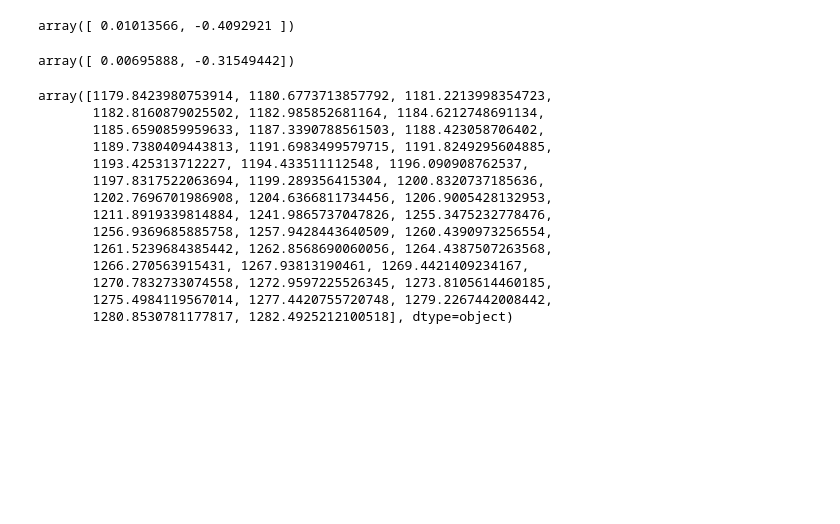
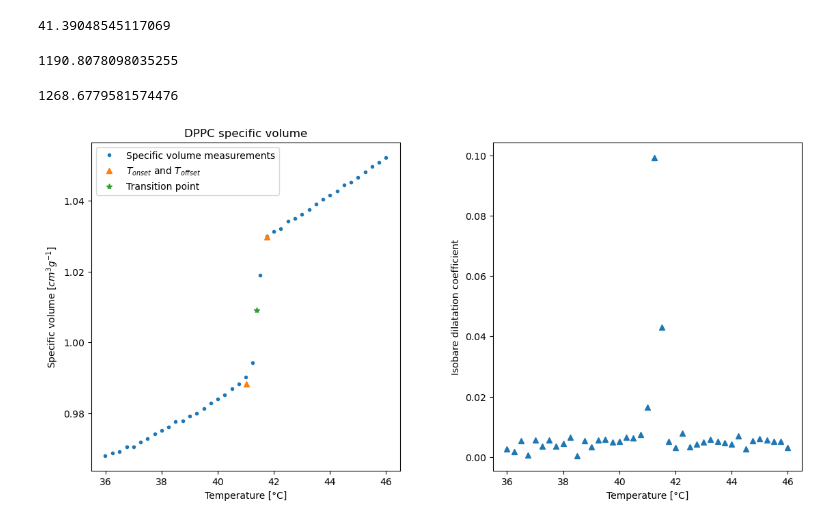
Before and after one commit to jmoeil/PHYS-F311-Labs, a Jupyter notebook: DataAnalysis_DPPC.ipynb, the cells around one changed output. Saved outputs shown, nothing was run; the diff lists cells and outputs as text; code cells hidden in the pictures; blank space fills up the shorter version.

```diff
--- a/DataAnalysis_DPPC.ipynb
+++ b/DataAnalysis_DPPC.ipynb
@@ -59,8 +27,0 @@ plt.subplots_adjust(left=0.1,
-# %%
-np.polyfit(Temperature,np.log(Spec_vol_DPPC_SB),1)
-# %% [output]
-array([ 0.01013566, -0.4092921 ])
-# %%
-np.polyfit(Temperature,np.log(Spec_vol_DPPC_CIPM),1)
-# %% [output]
-array([ 0.00695888, -0.31549442])
@@ -67,21 +59,60 @@ array([ 0.00695888, -0.31549442])
+# %%
+a1 = c1[0]
+a2 = c2[0]
+a3 = c3[0]
+
+b1 = c1[1]
+b2 = c2[1]
+b3 = c3[1]
+
+T_onset = (b2 - b1)/(a1 - a2)
+T_offset = (b3 - b2)/(a2 - a3)
+T_m = np.mean([T_offset,T_onset])
+
+v_onset = a1/(a1-a2)*(b2-b1)+b1
+v_offset = a2/(a2-a3)*(b3-b2)+b2
+v_mean = np.mean([v_onset,v_offset])
+# %%
+T_m
+# %% [output]
+41.39048545117069
 # %%
 M = 734
 Na = 6.02214076*10**(23)
 
-vm = Spec_vol_DPPC_SB*M/Na*10**(24)
-vm
+vm = Spec_vol*M/Na*10**(24)
+vm_gel = np.mean(Spec_vol[:onset]*M/Na*10**(24))
+vm_fluide = np.mean(Spec_vol[offset:]*M/Na*10**(24))
+vm_gel
 # %% [output]
-array([1179.8423980753914, 1180.6773713857792, 1181.2213998354723,
-       1182.8160879025502, 1182.985852681164, 1184.6212748691134,
-       1185.6590859959633, 1187.3390788561503, 1188.423058706402,
-       1189.7380409443813, 1191.6983499579715, 1191.8249295604885,
-       1193.425313712227, 1194.433511112548, 1196.090908762537,
-       1197.8317522063694, 1199.289356415304, 1200.8320737185636,
-       1202.7696701986908, 1204.6366811734456, 1206.9005428132953,
-       1211.8919339814884, 1241.9865737047826, 1255.3475232778476,
-       1256.9369685885758, 1257.9428443640509, 1260.4390973256554,
-       1261.5239684385442, 1262.8568690060056, 1264.4387507263568,
-       1266.270563915431, 1267.93813190461, 1269.4421409234167,
-       1270.7832733074558, 1272.9597225526345, 1273.8105614460185,
-       1275.4984119567014, 1277.4420755720748, 1279.2267442008442,
-       1280.8530781177817, 1282.4925212100518], dtype=object)
+1190.8078098035255
+# %%
+vm_fluide
+# %% [output]
+1268.6779581574476
+# %%
+fig, ax = plt.subplots(1, 2, figsize=(13, 6))
+
+ax[0].plot(Temperature, Spec_vol,'.',label='Specific volume measurements')
+#ax[0].plot(Temperature_down, Spec_down,'--',label='Linear regression of pre-transition points')
+#ax[0].plot(Temperature_mid, Spec_mid,'--',label='Linear regression of transition points')
+#ax[0].plot(Temperature_up, Spec_up,'--',label='Linear regression of post-transition points')
+ax[0].plot([T_onset,T_offset],[v_onset,v_offset],'^',label='$T_{onset}$ and $T_{offset}$')
+ax[0].plot(T_m,v_mean,'*',label='Transition point')
+ax[0].legend()
+
+ax[1].plot(Temperature,alpha,'^')
+
+ax[0].set_xlabel('Temperature [°C]')
+ax[1].set_xlabel('Temperature [°C]')
+ax[0].set_ylabel('Specific volume [$cm^3g^{-1}$]')
+ax[1].set_ylabel('Isobare dilatation coefficient')
+ax[0].set_title('DPPC specific volume')
+plt.subplots_adjust(left=0.1,
+                    bottom=0.1,
+                    right=0.9,
+                    top=0.9,
+                    wspace=0.3,
+                    hspace=0.5)
+# %% [output]
+[figure, added]
```
Also changed, not shown: parts of 5 cells of this notebook, 3 other files.
